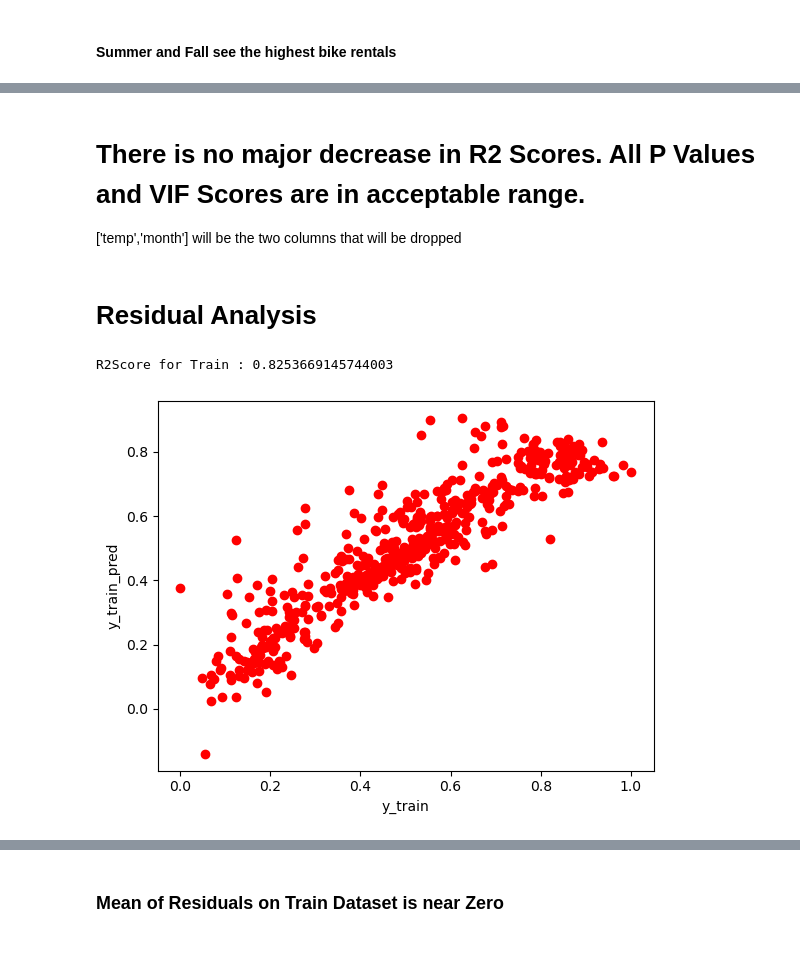
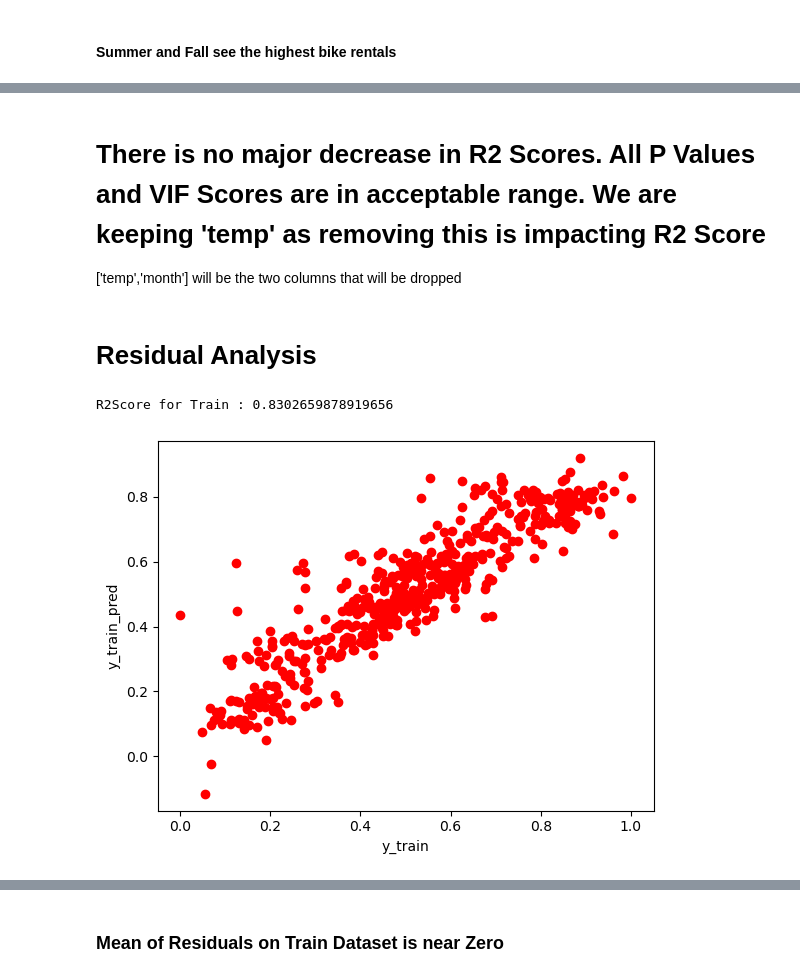
Before and after one commit to Mathur79/BikeSharing, a Jupyter notebook: BikeSharing.ipynb, the cells around one changed output, grey strips where cells are left out. Drawn from its saved outputs; the diff is of its cells as text; code cells hidden in the pictures; blank space fills up the shorter version.

```diff
--- a/BikeSharing.ipynb
+++ b/BikeSharing.ipynb
@@ -677,0 +582,12 @@ vif
+# %%
+X_train = df_train.drop(['cnt'],axis=1)
+y_train= df_train['cnt']
+
+dropping_cols = ['weekday_2','weekday_3']
+
+X_train = X_train.drop(dropping_cols,axis=1)
+X_train_sm = sm.add_constant(X_train)
+lr = sm.OLS(y_train,X_train_sm)
+lrmodel = lr.fit()
+print (lrmodel.params)
+print(lrmodel.summary())
@@ -677,0 +1137,15 @@ vif
+# %%
+# Rebuilding the model after dropping 'temp'
+
+
+X_train = df_train.drop(['cnt'],axis=1)
+y_train= df_train['cnt']
+
+dropping_cols = ['temp','hum','weekday_2','weekday_3','month_7','month_2','weekday_4','holiday','weekday_5','atemp','month_4','month_6','month_10','month_5','month_3','weekday_1','month_8']
+
+X_train = X_train.drop(dropping_cols,axis=1)
+X_train_sm = sm.add_constant(X_train)
+lr = sm.OLS(y_train,X_train_sm)
+lrmodel = lr.fit()
+print (lrmodel.params)
+print(lrmodel.summary())
@@ -677,0 +1172,15 @@ vif
+# %%
+# Rebuilding the model after dropping 'windspeed'
+
+
+X_train = df_train.drop(['cnt'],axis=1)
+y_train= df_train['cnt']
+
+dropping_cols = ['windspeed','hum','weekday_2','weekday_3','month_7','month_2','weekday_4','holiday','weekday_5','atemp','month_4','month_6','month_10','month_5','month_3','weekday_1','month_8']
+
+X_train = X_train.drop(dropping_cols,axis=1)
+X_train_sm = sm.add_constant(X_train)
+lr = sm.OLS(y_train,X_train_sm)
+lrmodel = lr.fit()
+print (lrmodel.params)
+print(lrmodel.summary())
@@ -678,27 +1232,28 @@ vif
 # %% [markdown]
-# There is no major decrease in R2 Scores. All P Values and VIF Scores are in acceptable range.
+# There is no major decrease in R2 Scores. All P Values and VIF Scores are in acceptable range. We are keeping 'temp' as removing this is impacting R2 Score
 ['temp','month'] will be the two columns that will be dropped
 # %% [markdown]
+<a name="residue-analysis"></a>
 # Residual Analysis
 # %%
 X_train = df_train.drop(['cnt'],axis=1)
 y_train = df_train['cnt']
 
-dropping_cols = ['temp','month']
+dropping_cols = ['windspeed','hum','weekday_2','weekday_3','month_7','month_2','weekday_4','holiday','weekday_5','atemp','month_4','month_6','month_10','month_5','month_3','weekday_1','month_8']
 
 X_train = X_train.drop(dropping_cols,axis=1)
 
 X_train_sm = sm.add_constant(X_train)
 y_train_pred = lrmodel.predict(X_train_sm)
 
 print ("R2Score for Train : " + str(r2_score(y_train,y_train_pred)))
 plt.scatter(y_train, y_train_pred,color='r')
 plt.xlabel('y_train')
 plt.ylabel('y_train_pred')
 plt.show()
 # %% [output]
-R2Score for Train : 0.8253669145744003
+R2Score for Train : 0.8302659878919656
-[figure, old version]
+[figure, new version]
 # %%
 sns.displot(y_train-y_train_pred)
 plt.axvline((y_train-y_train_pred).mean(), linewidth=3, color='g', label="mean", alpha=0.5)
```
Also changed, not shown: parts of 78 cells of this notebook.
